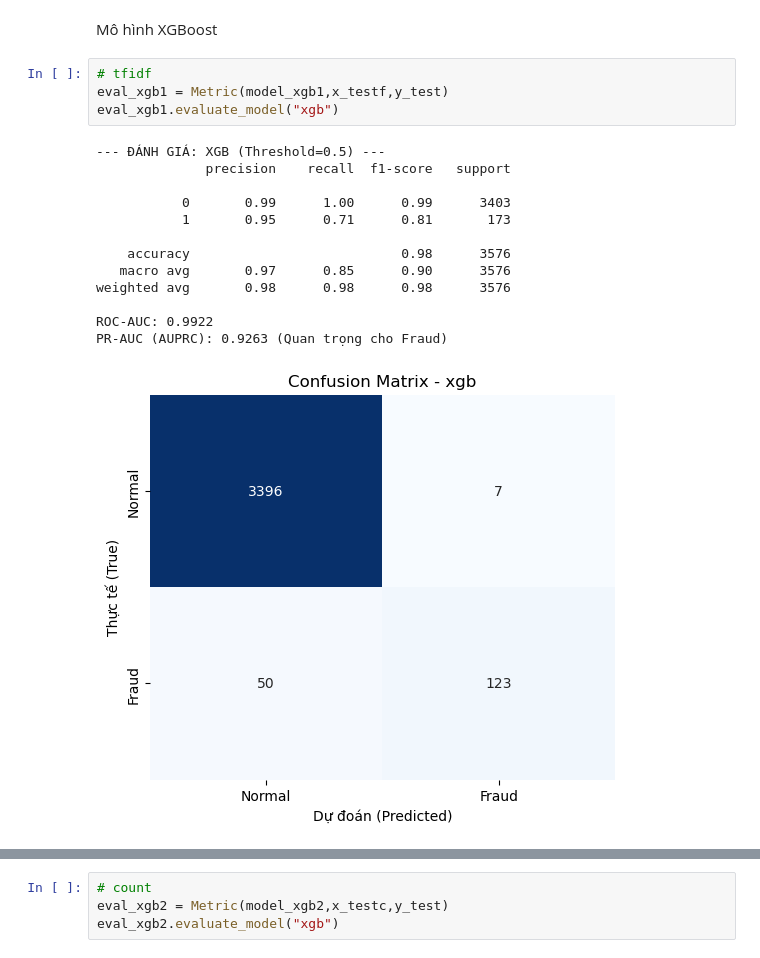
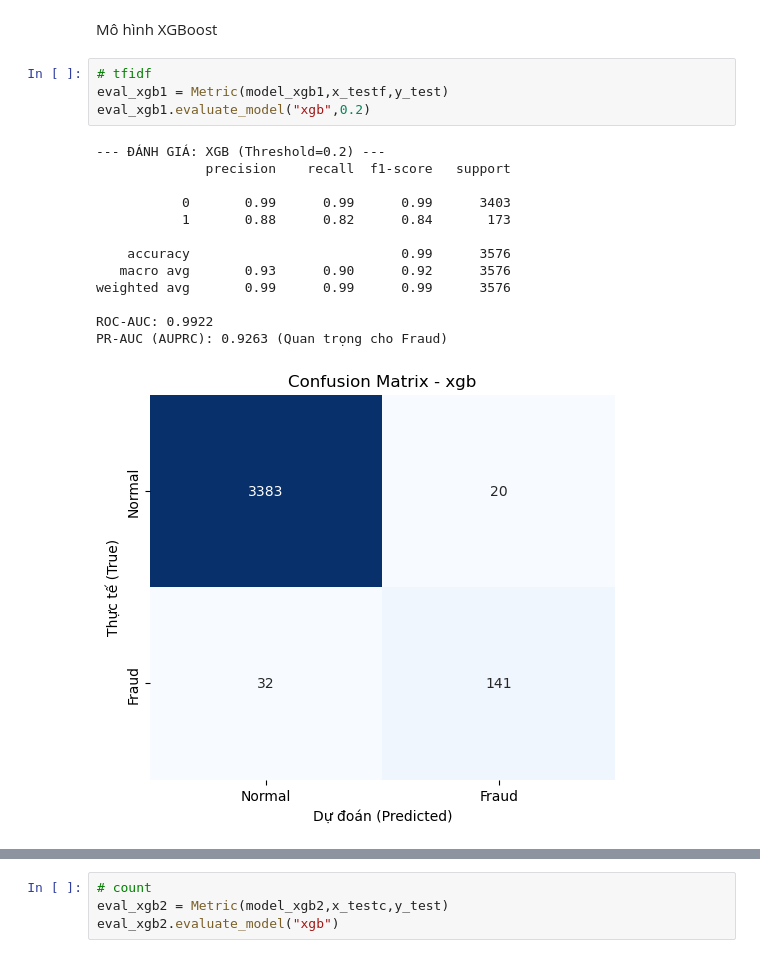
Before and after one commit to thanhlek5/Du-doan-tin-tuyen-dung, a Jupyter notebook: notebooks/sum_model.ipynb, the cells around one changed output, grey strips where cells are left out. Cells and saved outputs as stored; diff of their text form.

```diff
--- a/notebooks/sum_model.ipynb
+++ b/notebooks/sum_model.ipynb
@@ -206,18 +123,18 @@ Mô hình XGBoost
 # %%
 # tfidf
 eval_xgb1 = Metric(model_xgb1,x_testf,y_test)
-eval_xgb1.evaluate_model("xgb")
+eval_xgb1.evaluate_model("xgb",0.2)
 # %% [output]
---- ĐÁNH GIÁ: XGB (Threshold=0.5) ---
+--- ĐÁNH GIÁ: XGB (Threshold=0.2) ---
               precision    recall  f1-score   support
 
-           0       0.99      1.00      0.99      3403
-           1       0.95      0.71      0.81       173
+           0       0.99      0.99      0.99      3403
+           1       0.88      0.82      0.84       173
 
-    accuracy                           0.98      3576
-   macro avg       0.97      0.85      0.90      3576
-weighted avg       0.98      0.98      0.98      3576
+    accuracy                           0.99      3576
+   macro avg       0.93      0.90      0.92      3576
+weighted avg       0.99      0.99      0.99      3576
 
 ROC-AUC: 0.9922
 PR-AUC (AUPRC): 0.9263 (Quan trọng cho Fraud)
-[figure, old version]
+[figure, new version]
```
Also changed, not shown: parts of 16 cells of this notebook, 3 other files.
